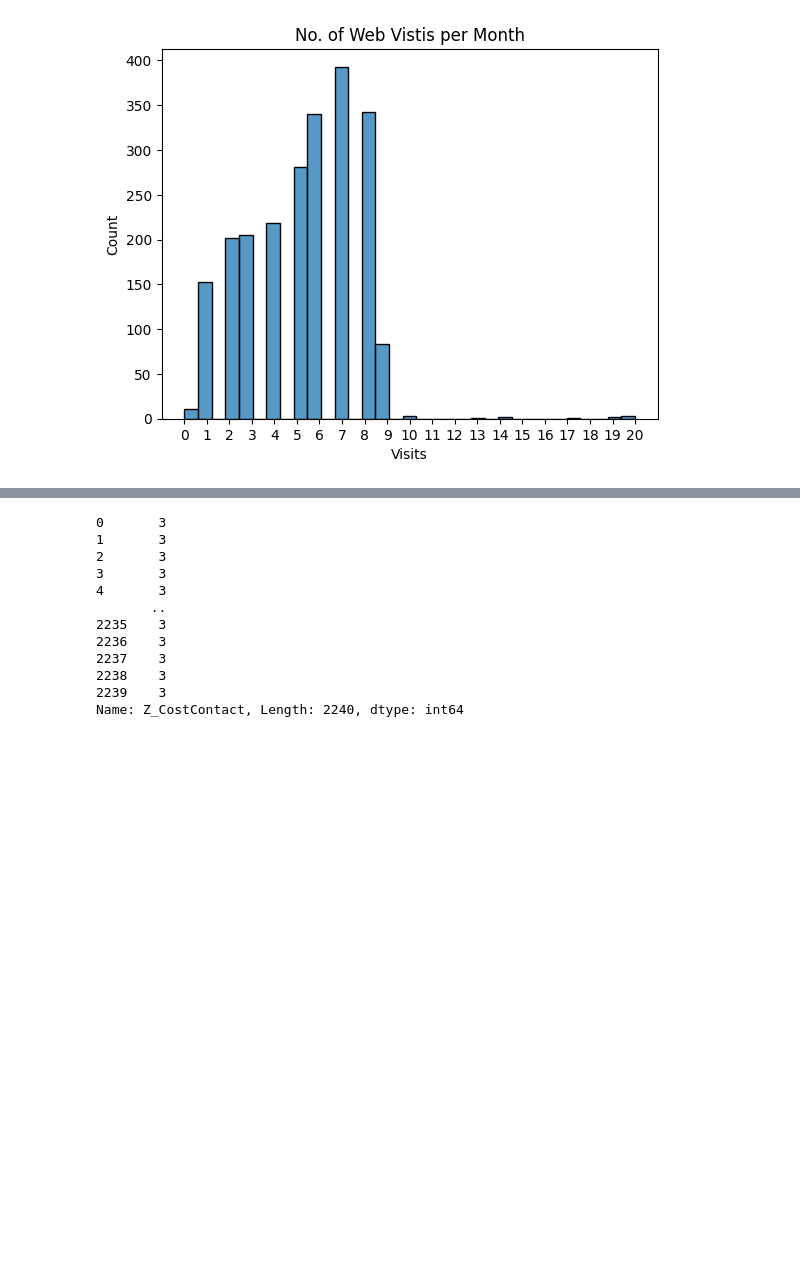
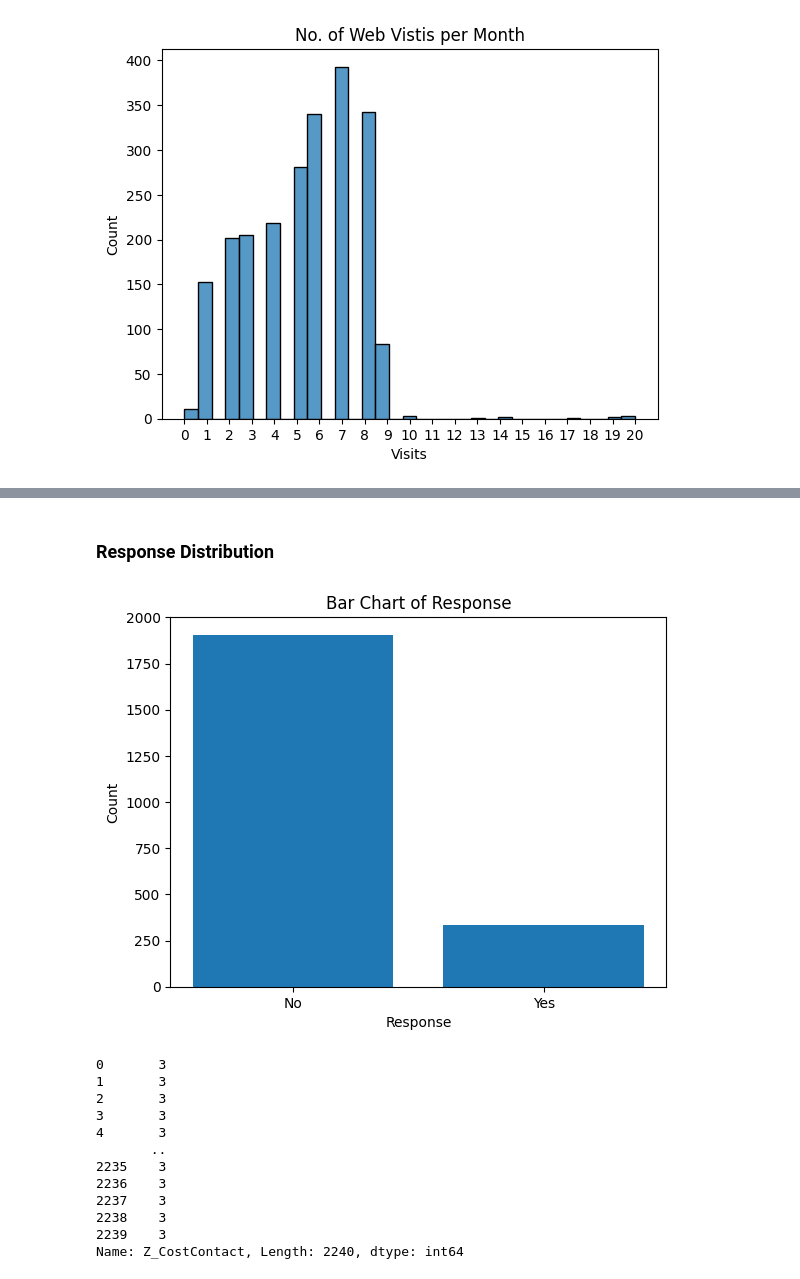
Before and after one commit to vikaschauhan734/customer_personality_analysis, a Jupyter notebook: notebook.ipynb, the cells around one changed output, grey strips where cells are left out. Cells and saved outputs as stored; diff of their text form; code cells hidden in the pictures; blank space fills up the shorter version.

```diff
--- a/notebook.ipynb
+++ b/notebook.ipynb
@@ -348,3 +357,14 @@ Name: NumWebVisitsMonth, dtype: float64
+# %% [markdown]
+### Response Distribution
+# %%
+plt.bar([0,1], df['Response'].value_counts().values)
+plt.title("Bar Chart of Response")
+plt.xticks((0,1),labels=["No","Yes"])
+plt.xlabel("Response")
+plt.ylabel("Count")
+plt.show()
+# %% [output]
+[figure, added]
 # %%
 df['Z_CostContact']
 # %% [output]
```
Also changed, not shown: parts of 11 cells of this notebook, 5 other files.
